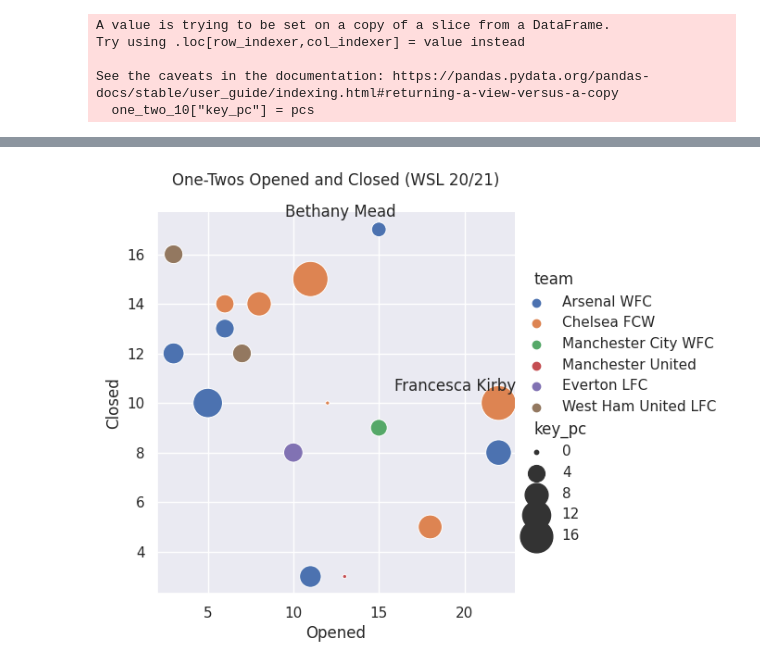
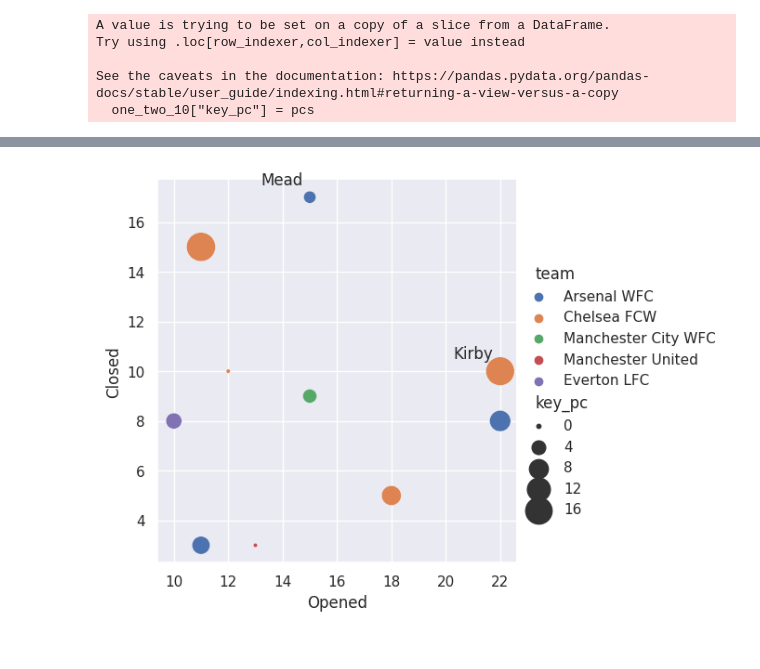
Before and after one commit to maia-trower/one_two_WSL, a Jupyter notebook: player_ranking.ipynb, the cells around one changed output, grey strips where cells are left out. Cells and saved outputs as stored; diff of their text form; code cells hidden in the pictures.

```diff
--- a/player_ranking.ipynb
+++ b/player_ranking.ipynb
@@ -79,9 +127,13 @@ for player in top_10:
 one_two_counts = open_counts.merge(close_counts, on="player", how="outer").rename(columns={"count_x": "open_count", "count_y": "close_count", "team_x": "team"})
 one_two_counts.drop(columns=["team_y"])
 
+# add a total count col
+one_two_counts["total_count"] = one_two_counts["open_count"]+one_two_counts["close_count"]
+
 # take only players in top 10 open or close:
-idx = [i for i in range(len(one_two_counts)) if one_two_counts["player"].iloc[i] in top_10]
-one_two_10 = one_two_counts.iloc[idx,:]
+# idx = [i for i in range(len(one_two_counts)) if one_two_counts["player"].iloc[i] in top_10]
+# one_two_10 = one_two_counts.iloc[idx,:]
+one_two_10 = one_two_counts.head(10)
 # %%
 # get key pass percentage for each top 10 player
 pcs = []
@@ -119,0 +151,28 @@ one_two_10
+# %%
+# stacked bar plot for total count
+# TODO - make into stack plot
+# use surnames only
+surnames = []
+for player in one_two_10.player:
+    surnames.append(player.split(" ")[-1])
+
+one_two_10["surname"] = surnames
+
+fig, ax = plt.subplots(figsize=(12,8))
+# plt.title("Players With Most One-Two Passes Per Team (WSL 20/21)")
+
+# make color dict
+unique = one_two_counts["team"].unique()
+palette = dict(zip(unique, sns.color_palette(n_colors=len(unique))))
+# sns.barplot(x="surname", y="total_count", data=one_two_10.head(5), hue="team", palette=palette, ax=ax, dodge=False)
+# ax.set_title("Total One-Twos")
+# ax.set_xlabel("Player")
+# ax.set_ylabel("Count")
+# plt.savefig(f"slide_plots/open_close_stack_top{top_n}.png")
+# plt.show()
+one_two_10.sort_values(by="total_count", ascending=False).head(5).set_index("surname")[["open_count","close_count"]].plot(kind="bar",stacked=True, color=["red", "green"], ax=ax)
+plt.savefig(f"slide_plots/open_close_stack_top{top_n}.png")
+plt.xticks(rotation=0)
+plt.ylabel("Count")
+plt.xlabel("Player")
+plt.show()
@@ -120,20 +186,20 @@ one_two_10
 # %%
 # plot opening against closing, scatter plot size = key pass percentage
 sns.set(rc={"figure.figsize": (20,15)})
 
-p = sns.relplot(x="open_count", y="close_count", data=one_two_10, hue="team", size="key_pc", sizes=(10,750))
+p = sns.relplot(x="open_count", y="close_count", data=one_two_10, hue="team", size="key_pc", sizes=(10,500))
 ax = p.axes[0,0]
-ax.set_title("One-Twos Opened and Closed (WSL 20/21)\n")
+# ax.set_title("One-Twos Opened and Closed\n WSL 20/21\n")
 ax.set_xlabel("Opened")
 ax.set_ylabel("Closed")
 
 for idx, row in one_two_10.iterrows():
     x = row[1]
     y = row[3]
     name = row[0]
     if name=="Bethany Mead" or name=="Francesca Kirby":
-        ax.text(x+1, y+0.5, name, horizontalalignment='right')
-plt.savefig("WSL_open_v_closed_key.png")
+        ax.text(x-0.25, y+0.5, name.split(" ")[-1], horizontalalignment='right')
+plt.savefig("slide_plots/WSL_open_v_closed_key.png")
 plt.show()
 # %% [output]
-[figure, old version]
+[figure, new version]
```
Also changed, not shown: parts of 15 cells of this notebook.
